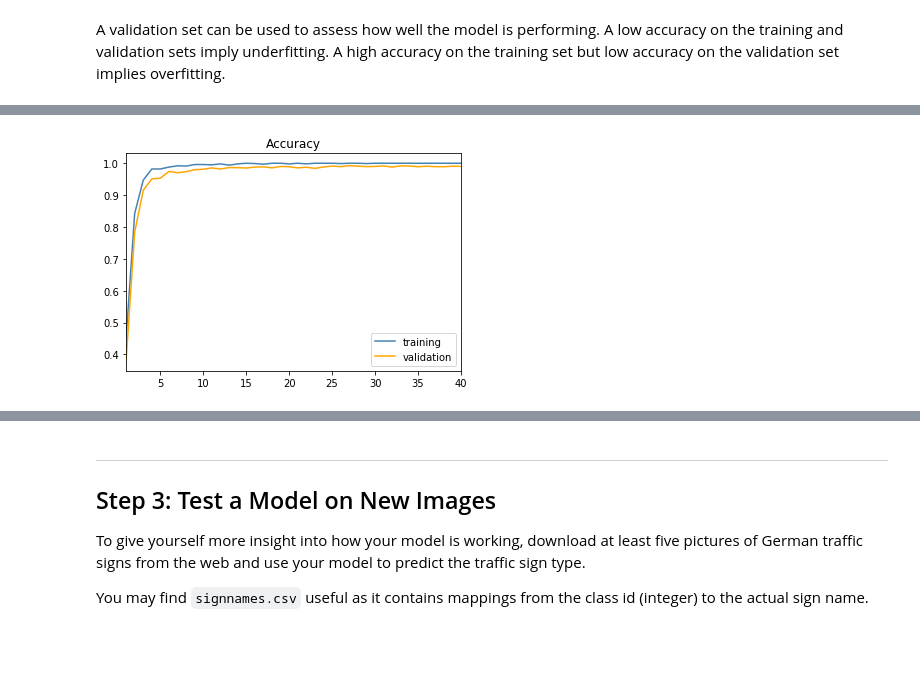
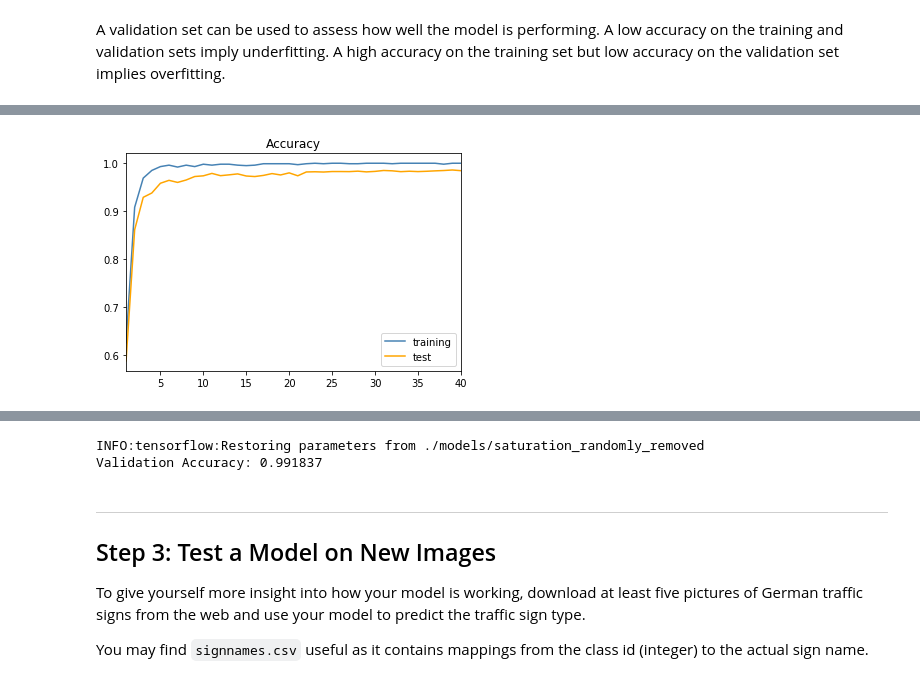
Before and after one commit to koulakis/CarND-Traffic-Sign-Classifier-Project, a Jupyter notebook: Traffic_Sign_Classifier.ipynb, the cells around one changed output, grey strips where cells are left out. Cells and saved outputs as stored; diff of their text form; code cells hidden in the pictures; blank space fills up the shorter version.

```diff
--- a/Traffic_Sign_Classifier.ipynb
+++ b/Traffic_Sign_Classifier.ipynb
@@ -303,3 +304,9 @@ Value range - transformed: [0.16215375065803528, 0.5307812094688416]
+# %%
+train_mean = X_train_scaled.mean().astype('float32')
+train_min, train_max = X_train_scaled.min().astype('float32'), X_train_scaled.max().astype('float32')
+
+def scale(image):
+    return (image - train_mean) / (train_max - train_min)
 # %%
 epochs = 40
 learning_rates = [(20, .001), (epochs, .0005)]
@@ -308,17 +315,19 @@ dropout = .8
 
 x = tf.placeholder(tf.float32, [None, 32, 32, 3], name='x')
 augment_images = tf.placeholder(tf.bool, name='augment_images')
-transformed_x = tf.where(
+
+x_augmented = tf.where(
     augment_images,
-    randomly_transform_image(x, hue=.2, brightness=.3),
+    randomly_transform_image(x, saturation=1, brightness=.3, contrast=1),
     x)
+x_scaled = scale(x_augmented)
 
 y = tf.placeholder(tf.uint8, [None], name='y')
 y_ohe = tf.one_hot(y, n_classes)
 keep_prob = tf.placeholder(tf.float32, name='keep_prob')
 learning_rate = tf.placeholder(tf.float32, name='learning_rate')
 
-logits = conv_net(transformed_x, weights, biases, keep_prob)
+logits = conv_net(x_scaled, weights, biases, keep_prob)
 
 cost = tf.reduce_mean(tf.nn.softmax_cross_entropy_with_logits(labels=y_ohe, logits=logits))
 optimizer = (
@@ -336,26 +345,26 @@ init = tf.global_variables_initializer()
 def evaluate_tf_variable(sess, variable, x_pl, y_pl):
     return sess.run(
         variable,
-        feed_dict={transformed_x: x_pl, y: y_pl, keep_prob: 1., augment_images: False})
+        feed_dict={x: x_pl, y: y_pl, keep_prob: 1., augment_images: False})
 # %%
-def plot_learning_curve(train_accs, valid_accs, epochs):
+def plot_learning_curve(train_accs, test_accs, epochs):
     plt.title('Accuracy')
     plt.xlim((1, epochs))
     plt.plot(range(1, len(train_accs) + 1), train_accs, color='steelblue')
-    plt.plot(range(1, len(train_accs) + 1), valid_accs, color='orange')
-    plt.legend(['training', 'validation'], loc='lower right')
+    plt.plot(range(1, len(train_accs) + 1), test_accs, color='orange')
+    plt.legend(['training', 'test'], loc='lower right')
     plt.show()
 
-def show_training_output(train_accs, valid_accs, loss, epochs, epoch):
+def show_training_output(train_accs, test_accs, loss, epochs, epoch):
     clear_output(wait=True)
-    plot_learning_curve(train_accs, valid_accs, epochs)
+    plot_learning_curve(train_accs, test_accs, epochs)
 
     print(
-        'Epoch {:>2} - Loss: {:>2.6f} - Train Accuracy: {:.6f} - Validation Accuracy: {:.6f}'.format(
+        'Epoch {:>2} - Loss: {:>2.6f} - Train Accuracy: {:.6f} - Test Accuracy: {:.6f}'.format(
         epoch + 1,
         loss,
         train_acc,
-        valid_acc))
+        test_acc))
 # %%
 saver = tf.train.Saver()
 train_evaluation_smaple_idx = np.random.randint(0, y_train.shape[0], 1000)
@@ -364,40 +373,40 @@ train_evaluation_smaple_idx = np.random.randint(0, y_train.shape[0], 1000)
 with tf.Session() as sess:
     sess.run(init)
 
-    train_accs, valid_accs = [], []
+    train_accs, test_accs = [], []
     for epoch in range(epochs):
         train_batch_idx = generate_batch_indices(n_train, batch_size)
 
         epoch_lr = [rate for epoch_thresh, rate in learning_rates if epoch_thresh >= epoch][0]
 
         for batch_idx in train_batch_idx:
             batch_x, batch_y = X_train_scaled[batch_idx], y_train[batch_idx]
 
             sess.run(
                 optimizer,
                 feed_dict={
                     x: batch_x,
                     y: batch_y,
                     keep_prob: 1. - dropout,
                     learning_rate: epoch_lr,
                     augment_images: True})
 
         loss = evaluate_tf_variable(
             sess,
             cost,
             X_train_scaled[train_evaluation_smaple_idx],
             y_train[train_evaluation_smaple_idx])
         train_acc = evaluate_tf_variable(sess, accuracy, X_train_scaled[train_evaluation_smaple_idx], y_train[train_evaluation_smaple_idx])
         train_accs.append(train_acc)
-        valid_acc = evaluate_tf_variable(sess, accuracy, X_valid_scaled, y_valid)
-        valid_accs.append(valid_acc)
+        test_acc = evaluate_tf_variable(sess, accuracy, X_test_scaled, y_test)
+        test_accs.append(test_acc)
 
-        show_training_output(train_accs, valid_accs, loss, epochs, epoch)
+        show_training_output(train_accs, test_accs, loss, epochs, epoch)
 
-    test_acc = evaluate_tf_variable(sess, accuracy, X_test_scaled, y_test)
-    print('Testing Accuracy: {:.6f}'.format(test_acc))
+    valid_acc = evaluate_tf_variable(sess, accuracy, X_valid_scaled, y_valid)
+    print('Validation Accuracy: {:.6f}'.format(valid_acc))
 
-    saver.save(sess, './models/lenet_wider_doule_convolution_layers')
+    saver.save(sess, './models/saturation_randomly_removed')
     print('Model saved')
 # %% [output]
-[figure, old version]
+[figure, new version]
@@ -410,8 +419,11 @@ Wall time: 19min 31s
 with tf.Session() as sess:
     saver.restore(sess, tf.train.latest_checkpoint('./models'))
 
-    test_acc = evaluate_tf_variable(sess, accuracy, X_test_scaled, y_test)
-    print('Testing Accuracy: {:.6f}'.format(test_acc))
+    test_acc = evaluate_tf_variable(sess, accuracy, X_valid_scaled, y_valid)
+    print('Validation Accuracy: {:.6f}'.format(valid_acc))
+# %% [output]
+INFO:tensorflow:Restoring parameters from ./models/saturation_randomly_removed
+Validation Accuracy: 0.991837
 # %% [markdown]
 ---
 
```
Also changed, not shown: parts of 24 cells of this notebook, 2 other files.
